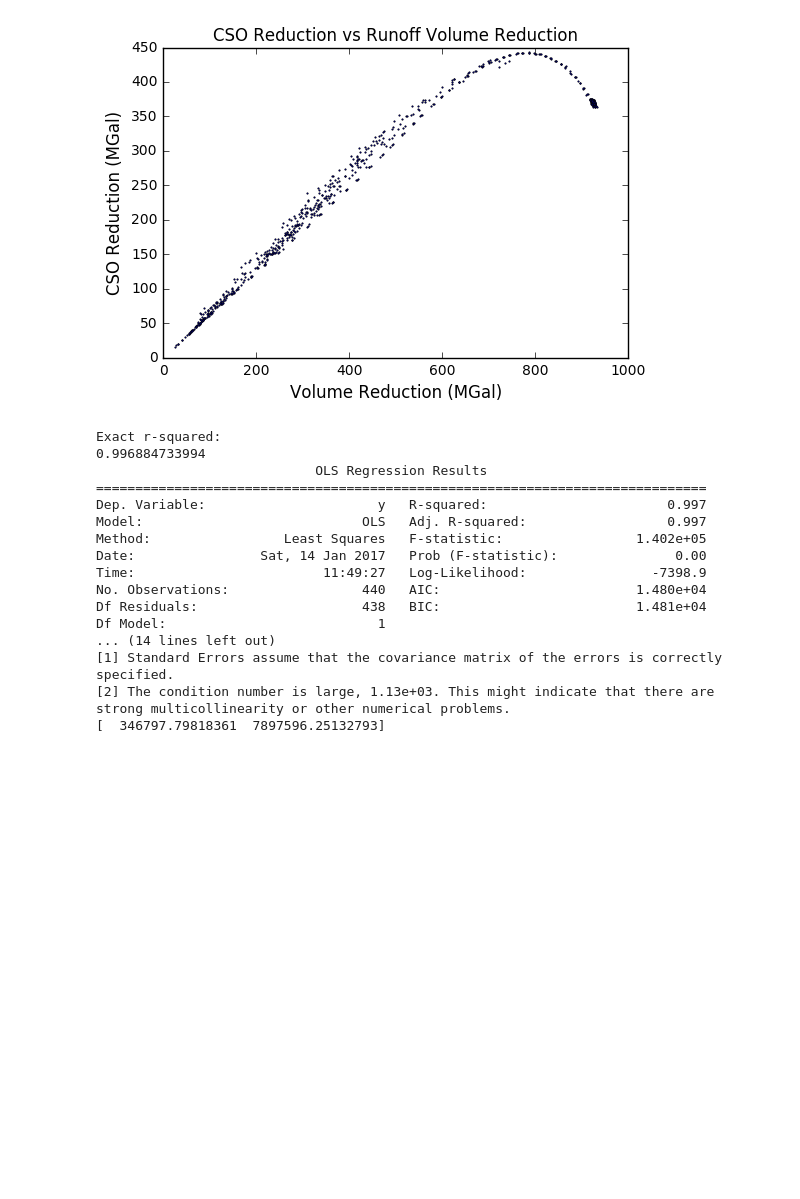
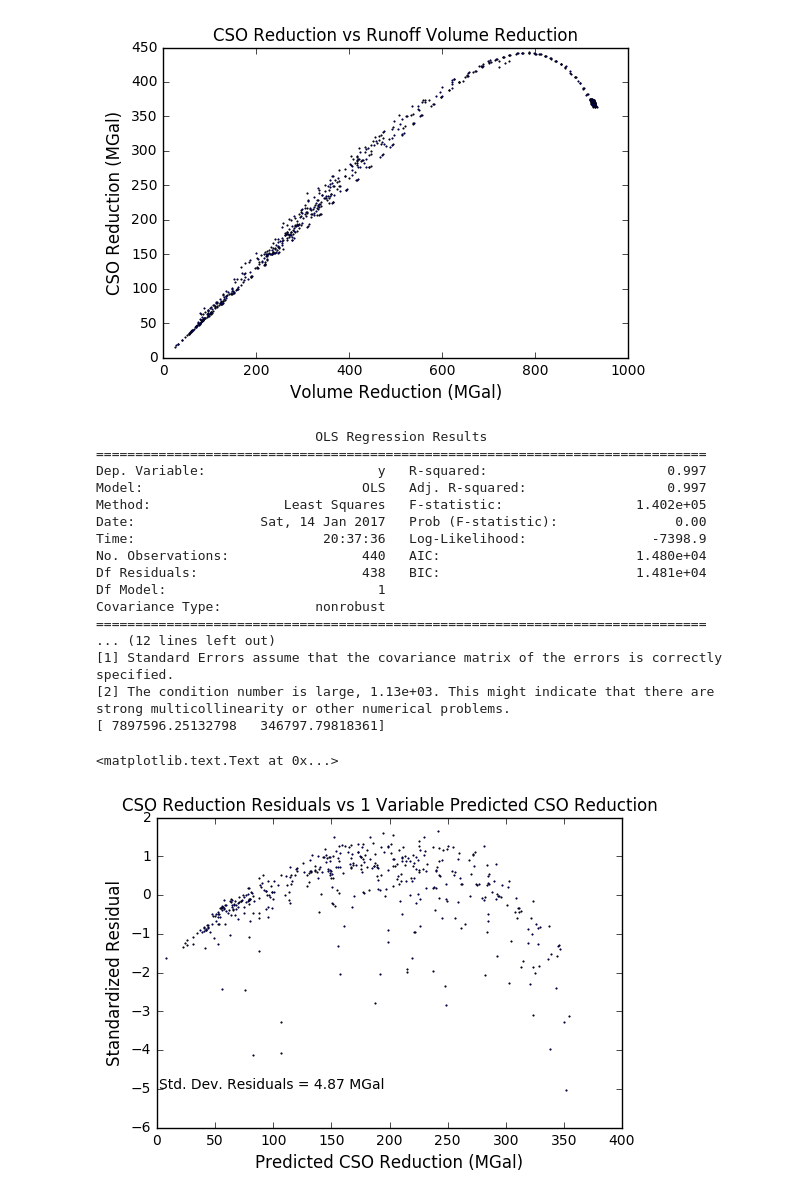
Before and after one commit to amcgarity/SWMMWise, a Jupyter notebook: Regression-AEM_Rain_Barrel_Only.ipynb, the cells around one changed output. Saved outputs shown, nothing was run; the diff lists cells and outputs as text; code cells hidden in the pictures; blank space fills up the shorter version.

Commit message:
substitute regress() for m_reg() with concurrent simplification of residuals calculations

```diff
--- a/multivariate_regression-AEM_Rain_Barrel_Only.ipynb
+++ b/Regression-AEM_Rain_Barrel_Only.ipynb
@@ -197,46 +213,69 @@ Total number of SWMM runs = 714
 # %%
 #Single Variable Regression for LIMITED GA CSO reductions for each run vs total greened acres (combining LIDs) for each run
 # LIMIT runs to those with GA less than an upper limit to avoid upper nonlinear range
 
 import numpy as np
 import statsmodels.api as sm
 
-def reg_m(y, x):
-    ones = np.ones(len(x[0]))
-    X = sm.add_constant(np.column_stack((x[0], ones)))
-    for ele in x[1:]:
-        X = sm.add_constant(np.column_stack((ele, X)))
-    statistics = sm.OLS(y, X).fit()
-    return statistics
+def regress(yList,xList):
+    # y = list containing dependent variable values
+    # x = list of lists: each list contains values for all independent variables for each data point
+    X = sm.add_constant(xList)
+    results = sm.OLS(yList,X).fit()
+    return results
 
 upperGreenedAcreLimit = 1000.0  # Upper limit on greened acres for the regresions below
 limitedGreenedAcres = []
 limitedCsoReduction = []
+
 for run in range(0,numberOfRuns):
     if greenedAcres[run] <= upperGreenedAcreLimit:
-        limitedGreenedAcres.append(greenedAcres[run])
+        limitedGreenedAcres.append([greenedAcres[run]])
         limitedCsoReduction.append(csoReduction[run])
 
-csoReductionVsTotalGreenedAcresStats = reg_m(limitedCsoReduction,[limitedGreenedAcres])
-print "Exact r-squared:"
-print csoReductionVsTotalGreenedAcresStats.rsquared
+csoReductionVsTotalGreenedAcresStats = regress(limitedCsoReduction,limitedGreenedAcres)
+#print "Exact r-squared:"
+#print csoReductionVsTotalGreenedAcresStats.rsquared
 print csoReductionVsTotalGreenedAcresStats.summary()
 print csoReductionVsTotalGreenedAcresStats.params
+
+# Generate Residuals Plot for LIMITED GA CSO reductions for each run vs total greened acres (combining LIDs) for each run
+# LIMIT runs to those with GA less than an upper limit to avoid upper nonlinear range
+
+X = sm.add_constant(limitedGreenedAcres)
+yPredicted = np.dot(X,csoReductionVsTotalGreenedAcresStats.params)
+residuals = limitedCsoReduction - yPredicted
+stdDevResiduals = np.std(residuals, ddof=1) #ddof=1 for SAMPLE std. dev.
+standardizedResiduals = [x / stdDevResiduals for x in residuals]
+
+yPredictedMGal = [x/1e6 for x in yPredicted]
+stdDevResidualsMGal = stdDevResiduals/1e6
+
+(fig, ax1) = plt.subplots()
+plt.title("CSO Reduction Residuals vs 1 Variable Predicted CSO Reduction")
+ax1.plot(yPredictedMGal,standardizedResiduals,'ko',color = 'b',markersize = 1)
+ax1.set_xlabel("Predicted CSO Reduction (MGal)",fontsize=12)
+#ax1.set_ylabel("Residual (MGal)",fontsize=12)
+ax1.set_ylabel("Standardized Residual",fontsize=12)
+stdDevText = "Std. Dev. Residuals = %0.2f MGal" % stdDevResidualsMGal
+ax1.text(2,-5,stdDevText)
 # %% [output]
-Exact r-squared:
-0.996884733994
                             OLS Regression Results
 ==============================================================================
 Dep. Variable:                      y   R-squared:                       0.997
 Model:                            OLS   Adj. R-squared:                  0.997
 Method:                 Least Squares   F-statistic:                 1.402e+05
 Date:                Sat, 14 Jan 2017   Prob (F-statistic):               0.00
-Time:                        11:49:27   Log-Likelihood:                -7398.9
+Time:                        20:37:36   Log-Likelihood:                -7398.9
 No. Observations:                 440   AIC:                         1.480e+04
 Df Residuals:                     438   BIC:                         1.481e+04
 Df Model:                           1
-... (14 lines left out)
+Covariance Type:            nonrobust
+==============================================================================
+... (12 lines left out)
 [1] Standard Errors assume that the covariance matrix of the errors is correctly specified.
 [2] The condition number is large, 1.13e+03. This might indicate that there are
 strong multicollinearity or other numerical problems.
-[  346797.79818361  7897596.25132793]
+[ 7897596.25132798   346797.79818361]
+<matplotlib.text.Text at 0x...>
+[figure, added]
```
Also changed, not shown: parts of 7 cells of this notebook, 8 other files.
